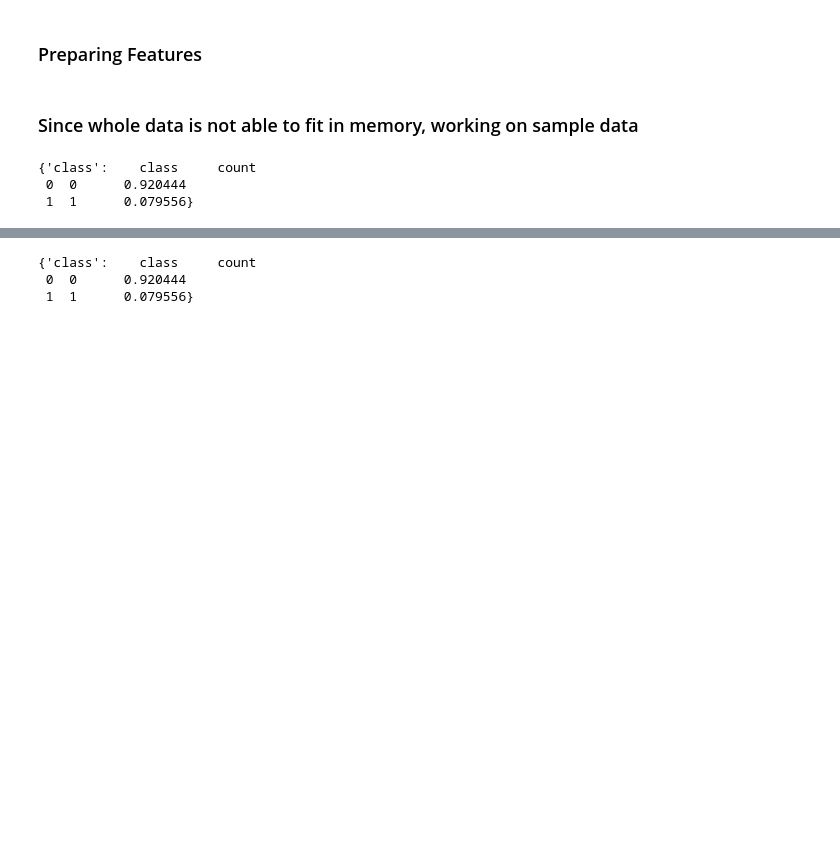
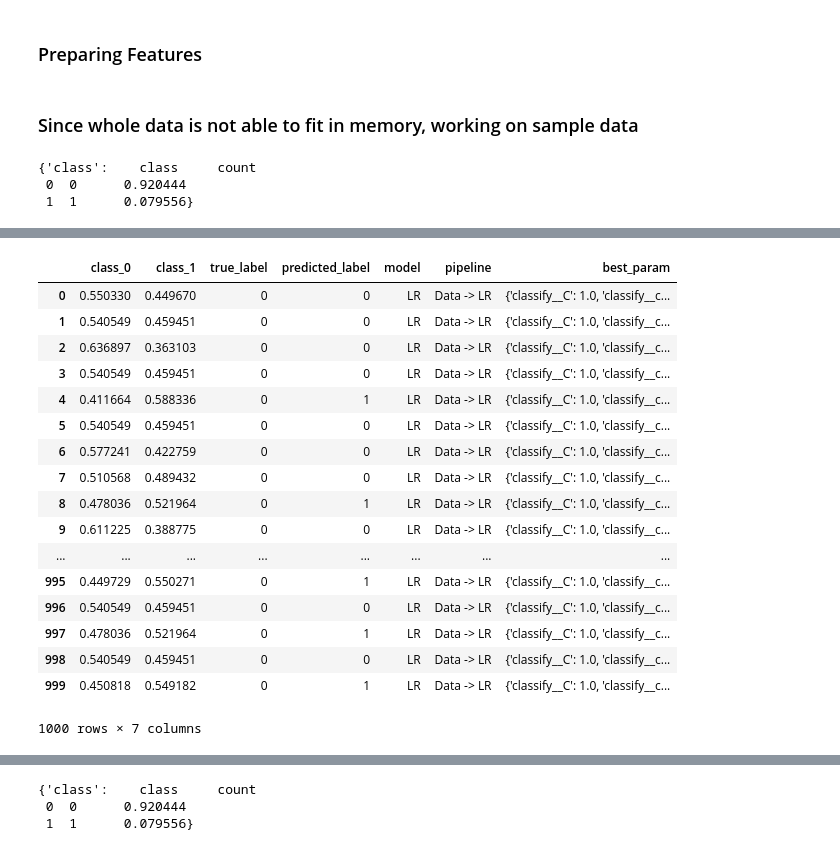
Before and after one commit to shanky221341/machine_learning, a Jupyter notebook: Notebooks/Credit Risk prediction.ipynb, the cells around one changed output, grey strips where cells are left out. Cells and saved outputs as stored; diff of their text form; code cells hidden in the pictures; blank space fills up the shorter version.

```diff
--- a/Notebooks/Credit Risk prediction.ipynb
+++ b/Notebooks/Credit Risk prediction.ipynb
@@ -296,0 +744,40 @@ dtype: object
+# %%
+from sklearn.metrics import confusion_matrix
+from sklearn.metrics import classification_report
+def showClassificationReport(prediction_result):
+    print("This function will generate the classification report for each pipelines best parameter fit classification report:\n")
+    print("++++++++++++++++++++++++++++++++++++++++++++++++++++++++++++++++++++++++++++++++++++++++++++++++++++++++++++++++++++")
+    print("\n")
+    pipelines=set(prediction_result['pipeline'])
+
+    for pipeline in pipelines:
+        print("Model ->",set(prediction_result[prediction_result['pipeline']==pipeline]['model']))
+        print("Pipeline ->",pipeline)
+        print("\nBest Param ->",set(prediction_result[prediction_result['pipeline']==pipeline]['best_param']))
+        print("===============================================================================================")
+        y_pred=prediction_result[prediction_result['pipeline']==pipeline]['predicted_label']
+        y_true=prediction_result[prediction_result['pipeline']==pipeline]['true_label']
+        print("\nConfusion Matrix:")
+        print(confusion_matrix(y_true, y_pred))
+        print("\nClassification Report:")
+        print(classification_report(y_true, y_pred))
+# %%
+def runDifferentModels(X_train_prepared,X_test_prepared):
+    pipes=[Pipelines.knn_pipelines,Pipelines.lr_pipelines]
+    params=[Params.knn_params2,Params.lr_params1]
+    models=['knn','LR']
+    res={}
+    for i in range(0,len(pipes)):
+        print("Running the {} models on the given dataset with different parameters ->\n".format(models[i]))
+        print("+++++++++++++++++++++++++++++++++++++++++++++++++++++++++++++++++++++++++\n")
+        print("Completed Running {}".format(models[i]))
+        results, prediction_result=CustomModels.fit_pipelines(X_train_prepared, pipes[i], params[i], models[i], X_test_prepared)
+        print(results.head(2))
+        print(prediction_result.head(2))
+        res[models[i]]=Results(results,prediction_result)
+        print("Showing classificaton report:\n")
+        print("++++++++++++++++++++++++++++++++")
+        showClassificationReport(prediction_result)
+    return res
+# %%
+res=runDifferentModels(X_train_prepared,X_test_prepared)
@@ -296,0 +802,21 @@ dtype: object
+# %%
+res['LR'].prediction_result
+# %% [output]
+|  | class_0 | class_1 | true_label | predicted_label | model | pipeline | best_param |
+| 0 | 0.550330 | 0.449670 | 0 | 0 | LR | Data -> LR | {'classify__C': 1.0, 'classify__c... |
+| 1 | 0.540549 | 0.459451 | 0 | 0 | LR | Data -> LR | {'classify__C': 1.0, 'classify__c... |
+| 2 | 0.636897 | 0.363103 | 0 | 0 | LR | Data -> LR | {'classify__C': 1.0, 'classify__c... |
+| 3 | 0.540549 | 0.459451 | 0 | 0 | LR | Data -> LR | {'classify__C': 1.0, 'classify__c... |
+| 4 | 0.411664 | 0.588336 | 0 | 1 | LR | Data -> LR | {'classify__C': 1.0, 'classify__c... |
+| 5 | 0.540549 | 0.459451 | 0 | 0 | LR | Data -> LR | {'classify__C': 1.0, 'classify__c... |
+| 6 | 0.577241 | 0.422759 | 0 | 0 | LR | Data -> LR | {'classify__C': 1.0, 'classify__c... |
+| 7 | 0.510568 | 0.489432 | 0 | 0 | LR | Data -> LR | {'classify__C': 1.0, 'classify__c... |
+| 8 | 0.478036 | 0.521964 | 0 | 1 | LR | Data -> LR | {'classify__C': 1.0, 'classify__c... |
+| 9 | 0.611225 | 0.388775 | 0 | 0 | LR | Data -> LR | {'classify__C': 1.0, 'classify__c... |
+| ... | ... | ... | ... | ... | ... | ... | ... |
+| 995 | 0.449729 | 0.550271 | 0 | 1 | LR | Data -> LR | {'classify__C': 1.0, 'classify__c... |
+| 996 | 0.540549 | 0.459451 | 0 | 0 | LR | Data -> LR | {'classify__C': 1.0, 'classify__c... |
+| 997 | 0.478036 | 0.521964 | 0 | 1 | LR | Data -> LR | {'classify__C': 1.0, 'classify__c... |
+| 998 | 0.540549 | 0.459451 | 0 | 0 | LR | Data -> LR | {'classify__C': 1.0, 'classify__c... |
+| 999 | 0.450818 | 0.549182 | 0 | 1 | LR | Data -> LR | {'classify__C': 1.0, 'classify__c... |
+1000 rows × 7 columns
```
Also changed, not shown: parts of 98 cells of this notebook, 15 other files.
